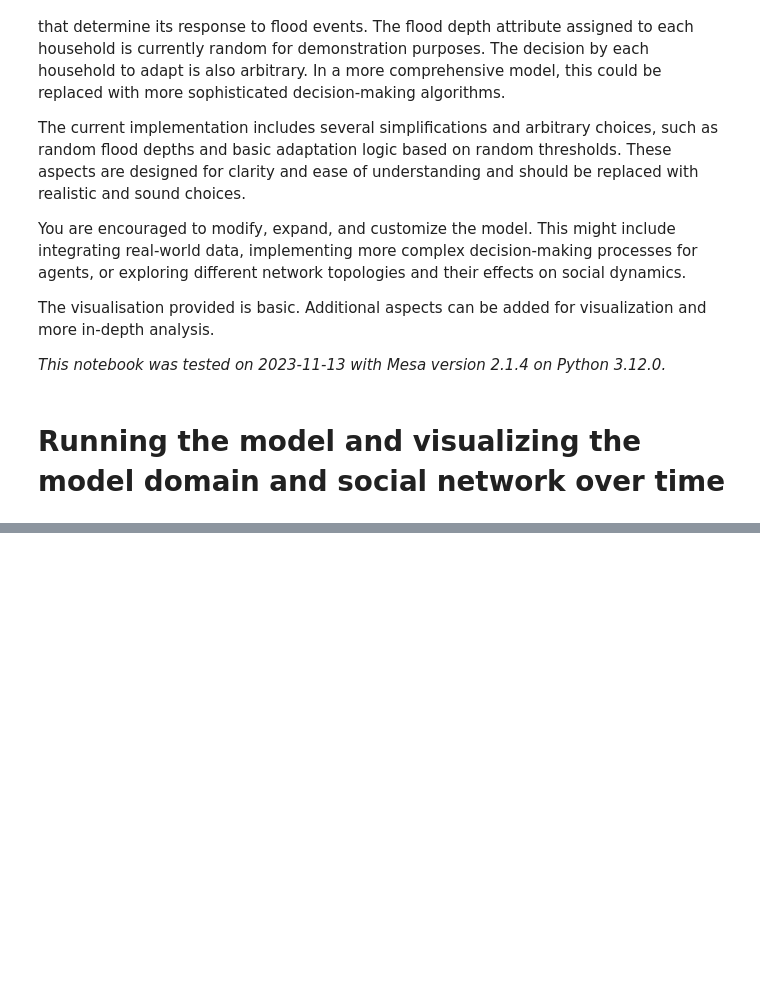
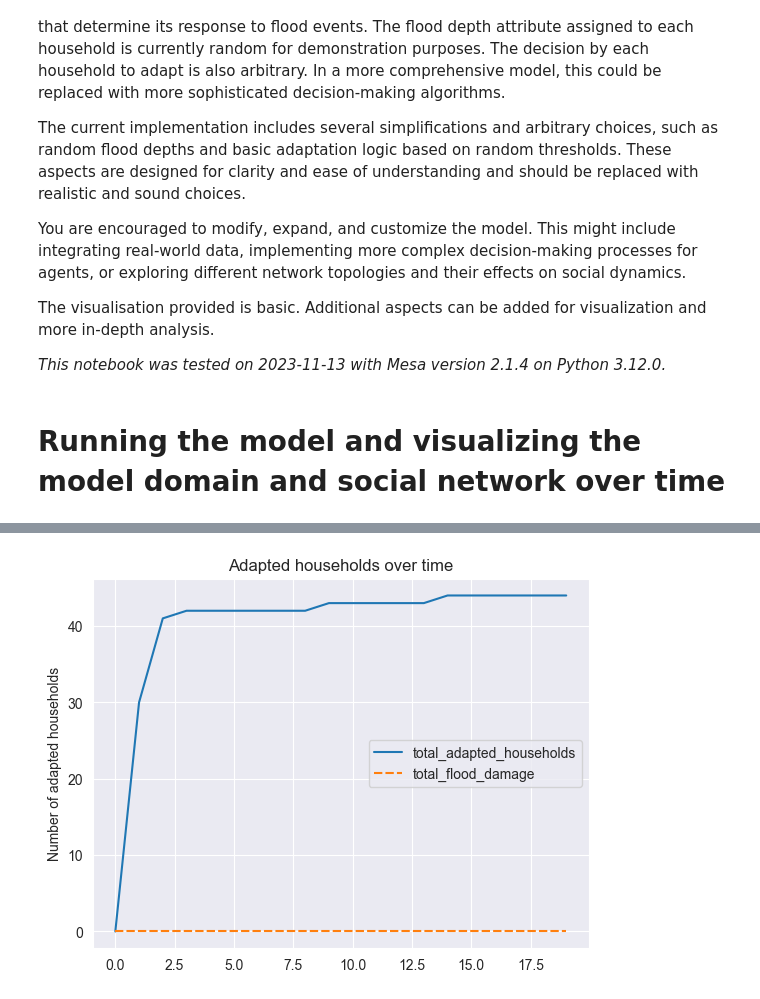
Before and after one commit to ElizeBr/ABM-Flood-adaptation-assignment, a Jupyter notebook: model/demo.ipynb, the cells around one changed output, grey strips where cells are left out. Cells and saved outputs as stored; diff of their text form; code cells hidden in the pictures; blank space fills up the shorter version.

```diff
--- a/model/demo.ipynb
+++ b/model/demo.ipynb
@@ -177,0 +179,6 @@ model_data
+# %%
+model_data = model.datacollector.get_model_vars_dataframe()
+g = sns.lineplot(data=model_data)
+g.set(title="Adapted households over time", ylabel="Number of adapted households");
+# %% [output]
+[figure, added]
```
Also changed, not shown: parts of 3 cells of this notebook, 1 other file.
